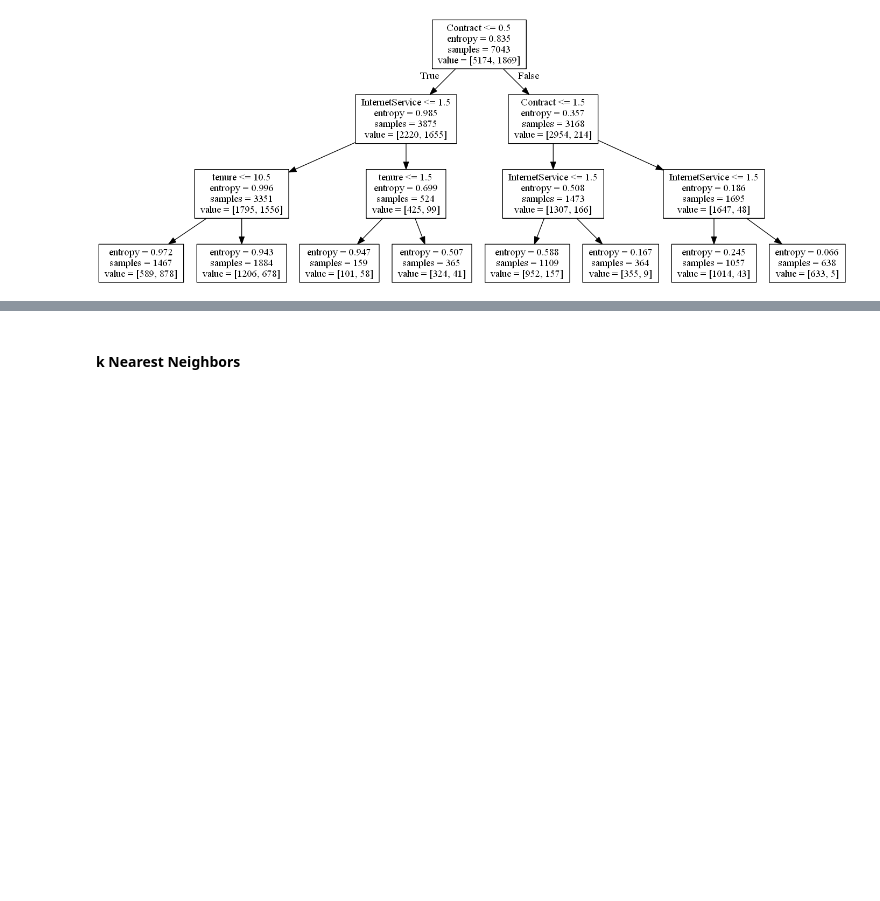
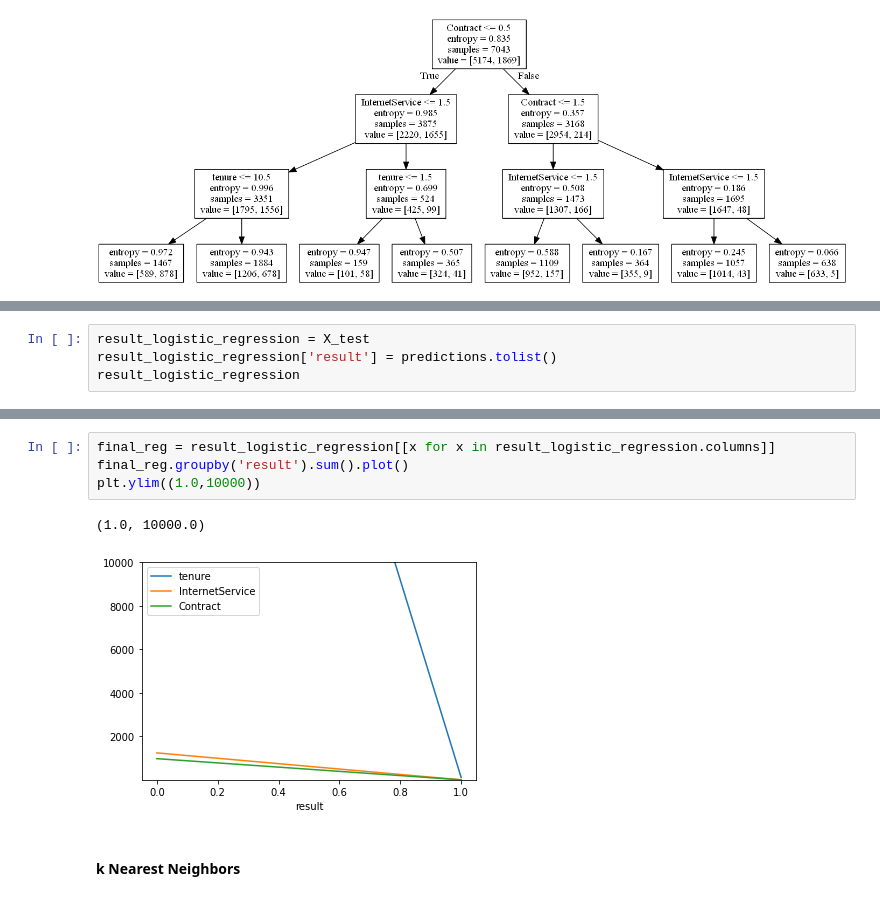
Before and after one commit to greatgomer/Task2_ML, a Jupyter notebook: ROONYX_Test2.ipynb, the cells around one changed output, grey strips where cells are left out. Cells and saved outputs as stored; diff of their text form; blank space fills up the shorter version.

```diff
--- a/ROONYX_Test2.ipynb
+++ b/ROONYX_Test2.ipynb
@@ -162,0 +198,4 @@ Image(filename='small_tree.png')
+# %%
+result_logistic_regression = X_test
+result_logistic_regression['result'] = predictions.tolist()
+result_logistic_regression
@@ -163,3 +216,10 @@ Image(filename='small_tree.png')
+# %%
+final_reg = result_logistic_regression[[x for x in result_logistic_regression.columns]]
+final_reg.groupby('result').sum().plot()
+plt.ylim((1.0,10000))
+# %% [output]
+(1.0, 10000.0)
+[figure, added]
 # %% [markdown]
 #### k Nearest Neighbors
 # %%
```
Also changed, not shown: parts of 5 cells of this notebook, 1 other file.
